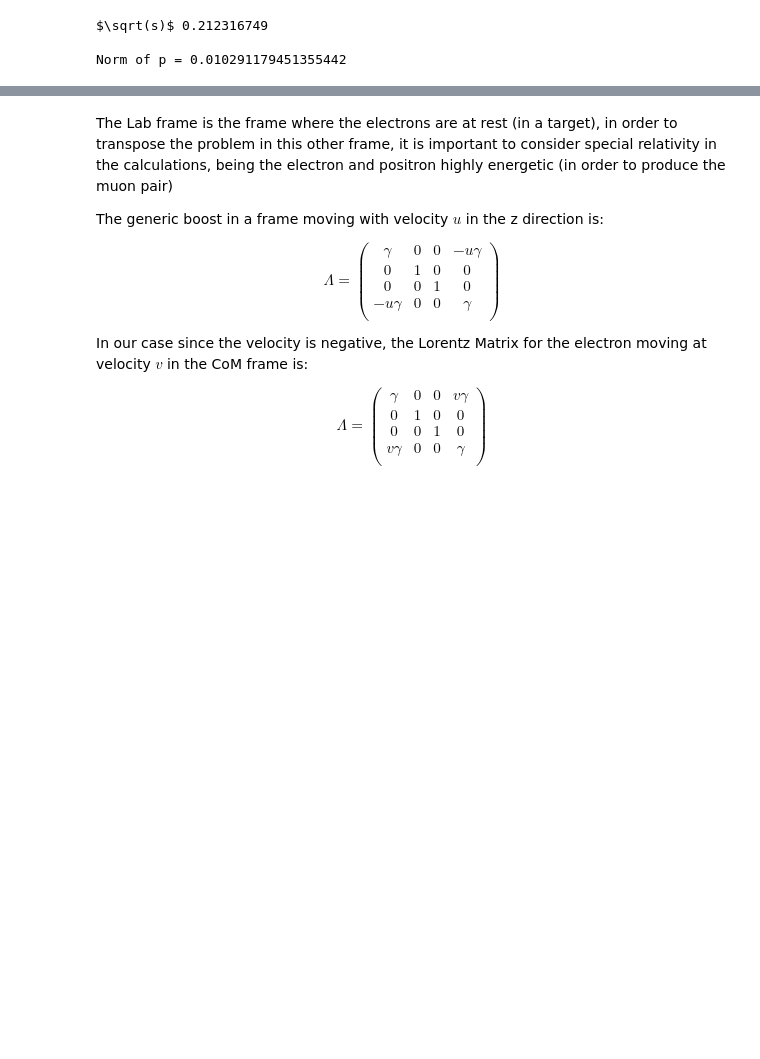
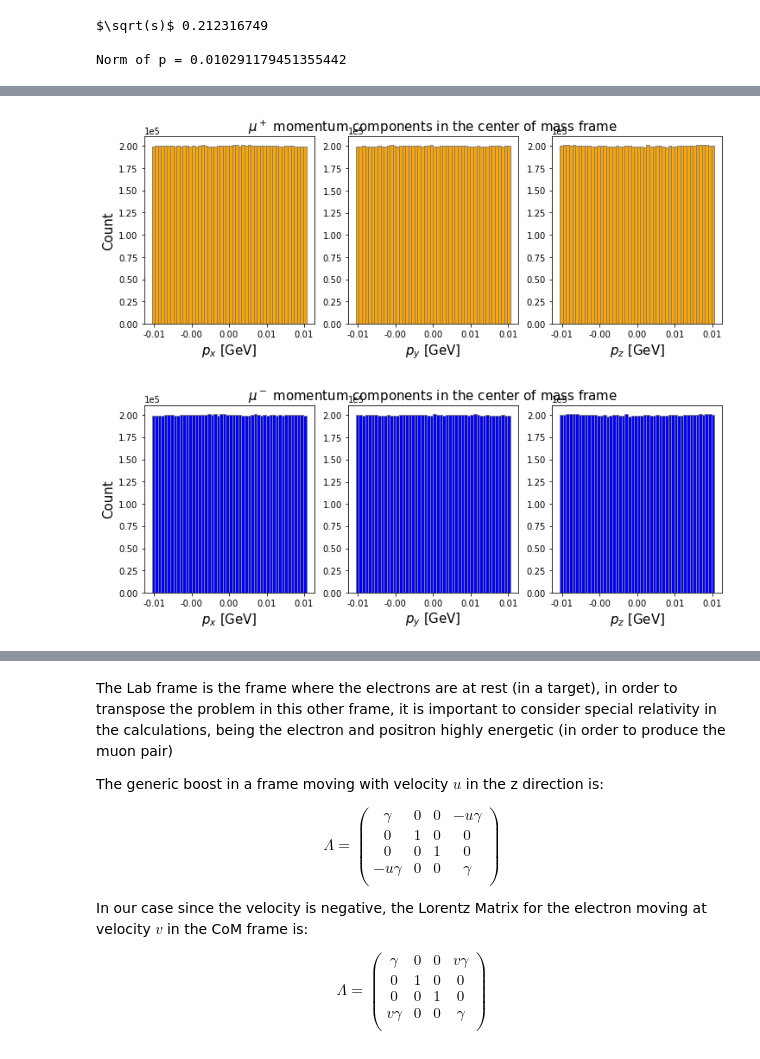
Before and after one commit to eigen-carmona/LCP_projects_Y3, a Jupyter notebook: Muons_project.ipynb, the cells around one changed output, grey strips where cells are left out. Cells and saved outputs as stored; diff of their text form; code cells hidden in the pictures; blank space fills up the shorter version.

```diff
--- a/Muons_project.ipynb
+++ b/Muons_project.ipynb
@@ -385,3 +356,9 @@ plt.show()
+# %%
+plot_momenta_hist(pxm,pym,pzm,r'$\mu^+$ momentum components in the center of mass frame','orange')
+plot_momenta_hist(pxam,pyam,pzam,r'$\mu^-$ momentum components in the center of mass frame','blue')
+# %% [output]
+[figure, added]
+[figure, added]
 # %%
 #Inser Pandas table with some statistics
 # %%
```
Also changed, not shown: parts of 24 cells of this notebook.
